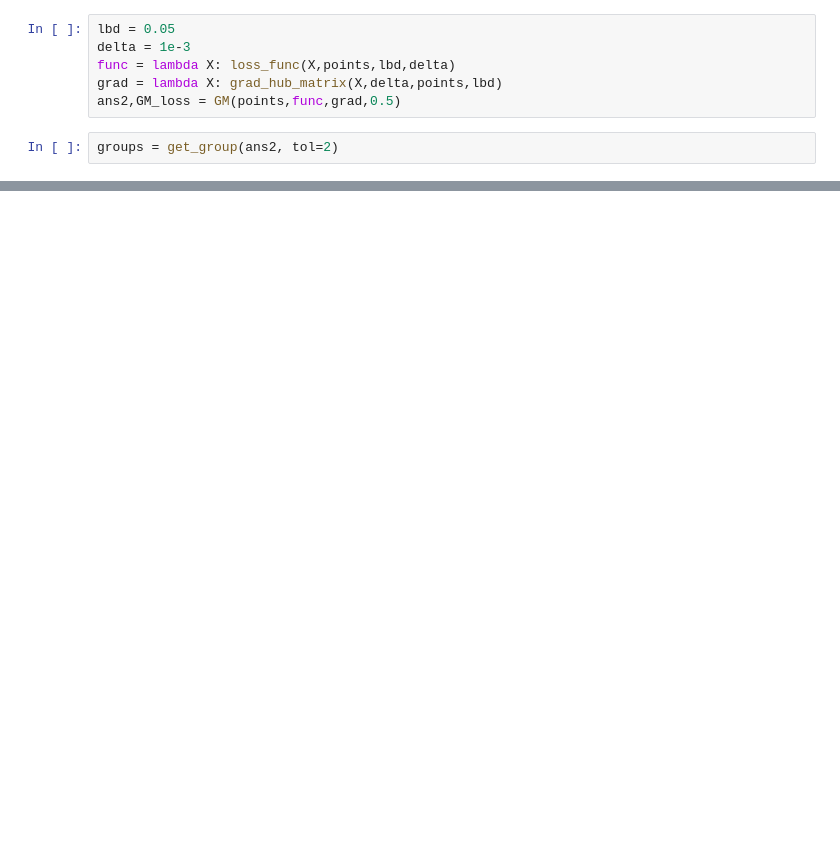
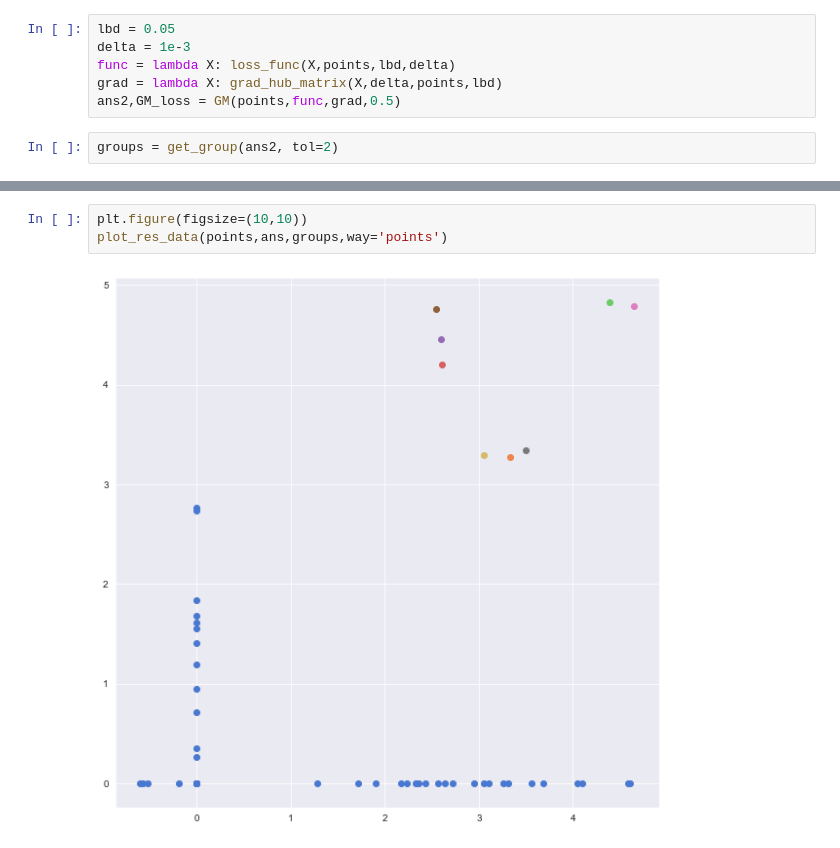
Before and after one commit to QSCTech-Sange/Optimization_Project, a Jupyter notebook: optimize.ipynb, the cells around one changed output, grey strips where cells are left out. Drawn from its saved outputs; the diff is of its cells as text; blank space fills up the shorter version.

```diff
--- a/optimize.ipynb
+++ b/optimize.ipynb
@@ -84,0 +124,5 @@ plt.plot(np.log(GM_loss))
+# %%
+plt.figure(figsize=(10,10))
+plot_res_data(points,ans,groups,way='points')
+# %% [output]
+[figure, added]
```
Also changed, not shown: parts of 18 cells of this notebook, 2 other files.
